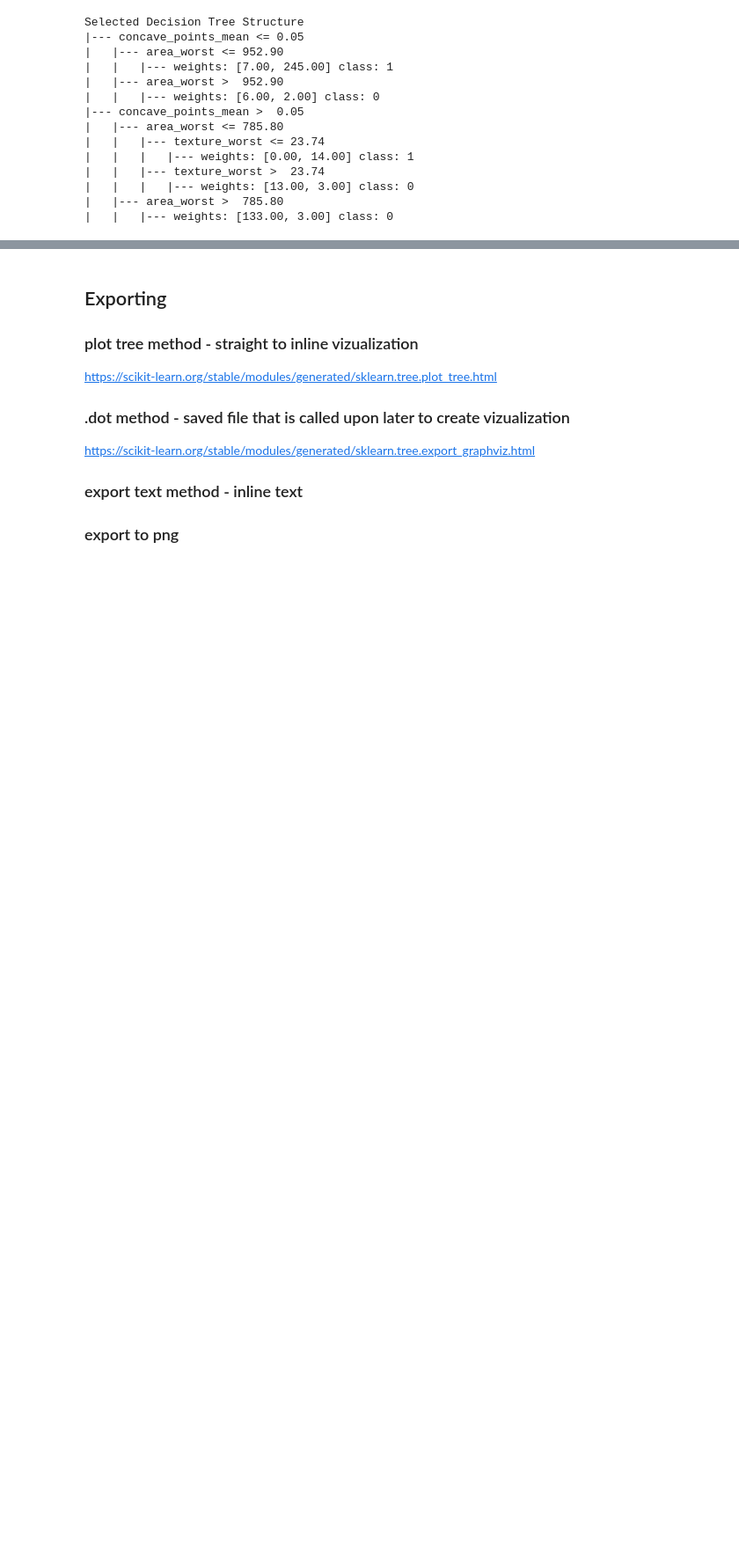
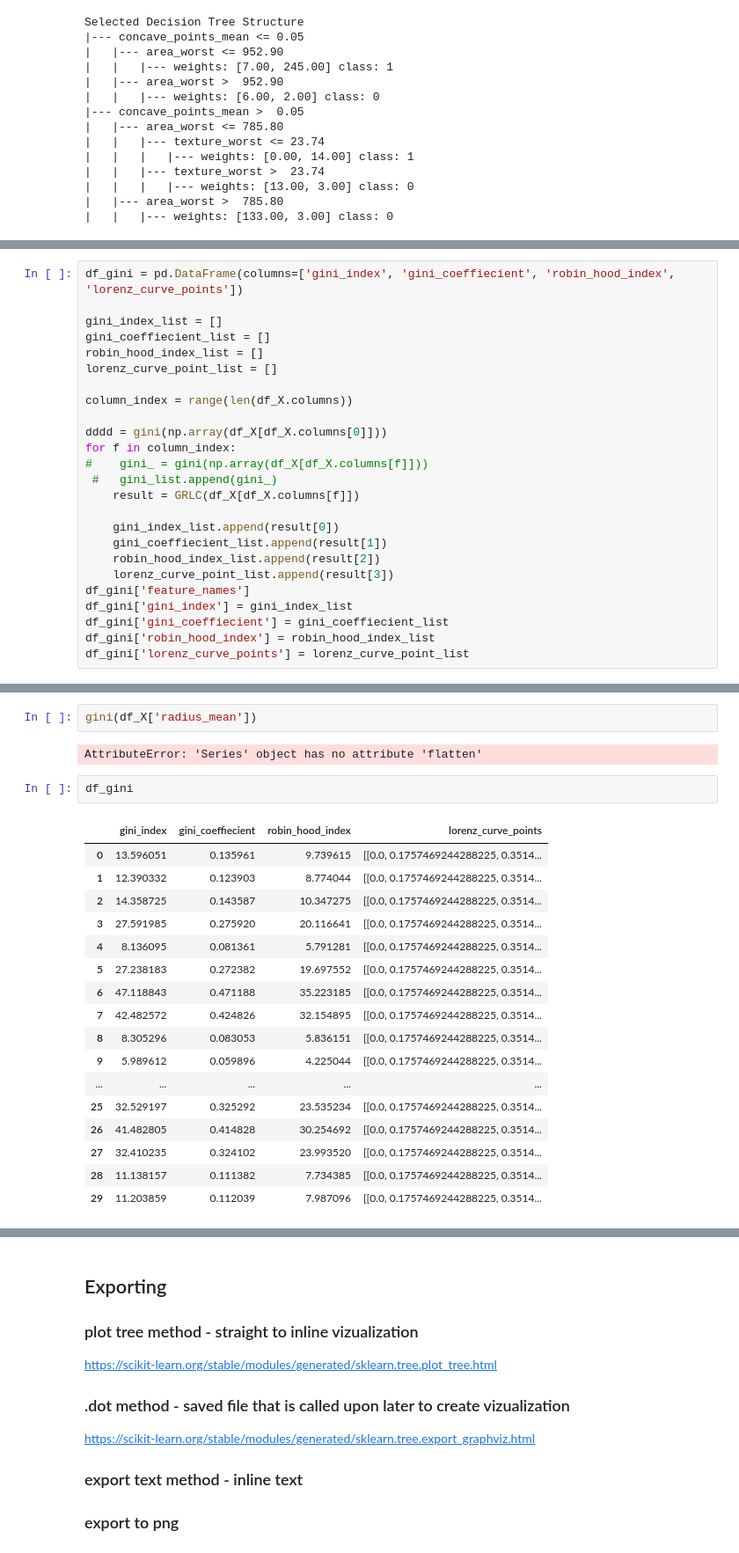
Before and after one commit to BlakeRosenhagen/Decision-Tree-Project, a Jupyter notebook: Cost_Complexity_Pruning.ipynb, the cells around one changed output, grey strips where cells are left out. Shown at 88% size. Cells and saved outputs as stored; diff of their text form; blank space fills up the shorter version.

```diff
--- a/Cost_Complexity_Pruning.ipynb
+++ b/Cost_Complexity_Pruning.ipynb
@@ -205,0 +261,25 @@ Selected Decision Tree Structure
+# %%
+df_gini = pd.DataFrame(columns=['gini_index', 'gini_coeffiecient', 'robin_hood_index', 'lorenz_curve_points'])
+
+gini_index_list = []
+gini_coeffiecient_list = []
+robin_hood_index_list = []
+lorenz_curve_point_list = []
+
+column_index = range(len(df_X.columns))
+
+dddd = gini(np.array(df_X[df_X.columns[0]]))
+for f in column_index:
+#    gini_ = gini(np.array(df_X[df_X.columns[f]]))
+ #   gini_list.append(gini_)
+    result = GRLC(df_X[df_X.columns[f]])
+
+    gini_index_list.append(result[0])
+    gini_coeffiecient_list.append(result[1])
+    robin_hood_index_list.append(result[2])
+    lorenz_curve_point_list.append(result[3])
+df_gini['feature_names']
+df_gini['gini_index'] = gini_index_list
+df_gini['gini_coeffiecient'] = gini_coeffiecient_list
+df_gini['robin_hood_index'] = robin_hood_index_list
+df_gini['lorenz_curve_points'] = lorenz_curve_point_list
@@ -205,0 +310,24 @@ Selected Decision Tree Structure
+# %%
+gini(df_X['radius_mean'])
+# %% [output]
+AttributeError: 'Series' object has no attribute 'flatten'
+# %%
+df_gini
+# %% [output]
+|  | gini_index | gini_coeffiecient | robin_hood_index | lorenz_curve_points |
+| 0 | 13.596051 | 0.135961 | 9.739615 | [[0.0, 0.1757469244288225, 0.3514... |
+| 1 | 12.390332 | 0.123903 | 8.774044 | [[0.0, 0.1757469244288225, 0.3514... |
+| 2 | 14.358725 | 0.143587 | 10.347275 | [[0.0, 0.1757469244288225, 0.3514... |
+| 3 | 27.591985 | 0.275920 | 20.116641 | [[0.0, 0.1757469244288225, 0.3514... |
+| 4 | 8.136095 | 0.081361 | 5.791281 | [[0.0, 0.1757469244288225, 0.3514... |
+| 5 | 27.238183 | 0.272382 | 19.697552 | [[0.0, 0.1757469244288225, 0.3514... |
+| 6 | 47.118843 | 0.471188 | 35.223185 | [[0.0, 0.1757469244288225, 0.3514... |
+| 7 | 42.482572 | 0.424826 | 32.154895 | [[0.0, 0.1757469244288225, 0.3514... |
+| 8 | 8.305296 | 0.083053 | 5.836151 | [[0.0, 0.1757469244288225, 0.3514... |
+| 9 | 5.989612 | 0.059896 | 4.225044 | [[0.0, 0.1757469244288225, 0.3514... |
+| ... | ... | ... | ... | ... |
+| 25 | 32.529197 | 0.325292 | 23.535234 | [[0.0, 0.1757469244288225, 0.3514... |
+| 26 | 41.482805 | 0.414828 | 30.254692 | [[0.0, 0.1757469244288225, 0.3514... |
+| 27 | 32.410235 | 0.324102 | 23.993520 | [[0.0, 0.1757469244288225, 0.3514... |
+| 28 | 11.138157 | 0.111382 | 7.734385 | [[0.0, 0.1757469244288225, 0.3514... |
+| 29 | 11.203859 | 0.112039 | 7.987096 | [[0.0, 0.1757469244288225, 0.3514... |
```
Also changed, not shown: parts of 10 cells of this notebook, 3 other files.
